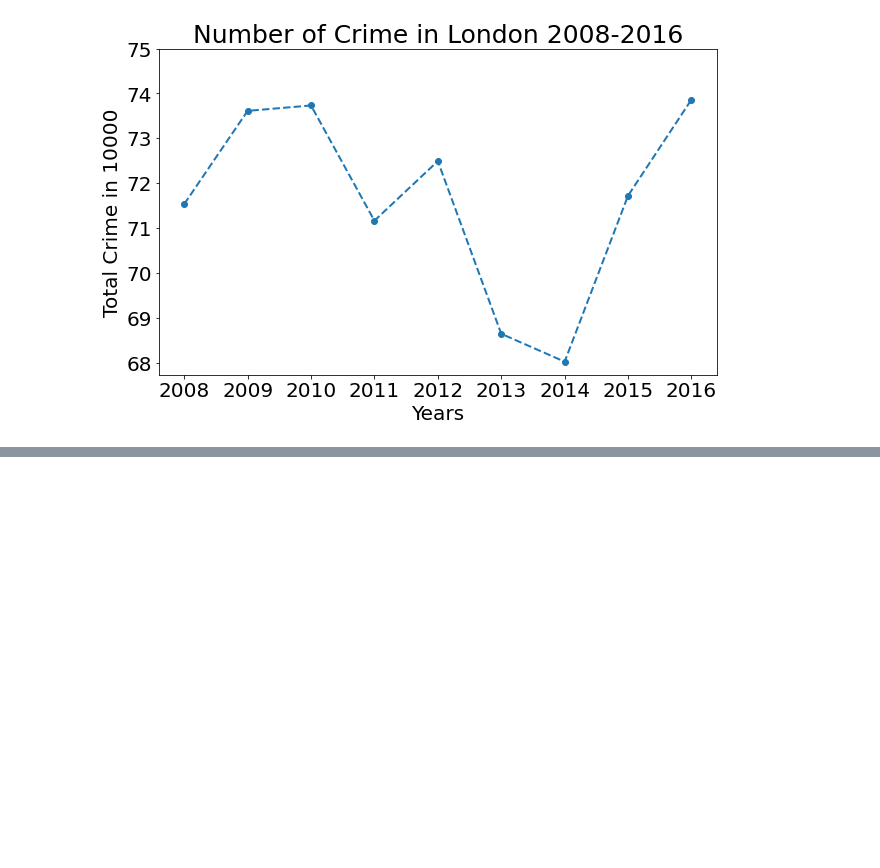
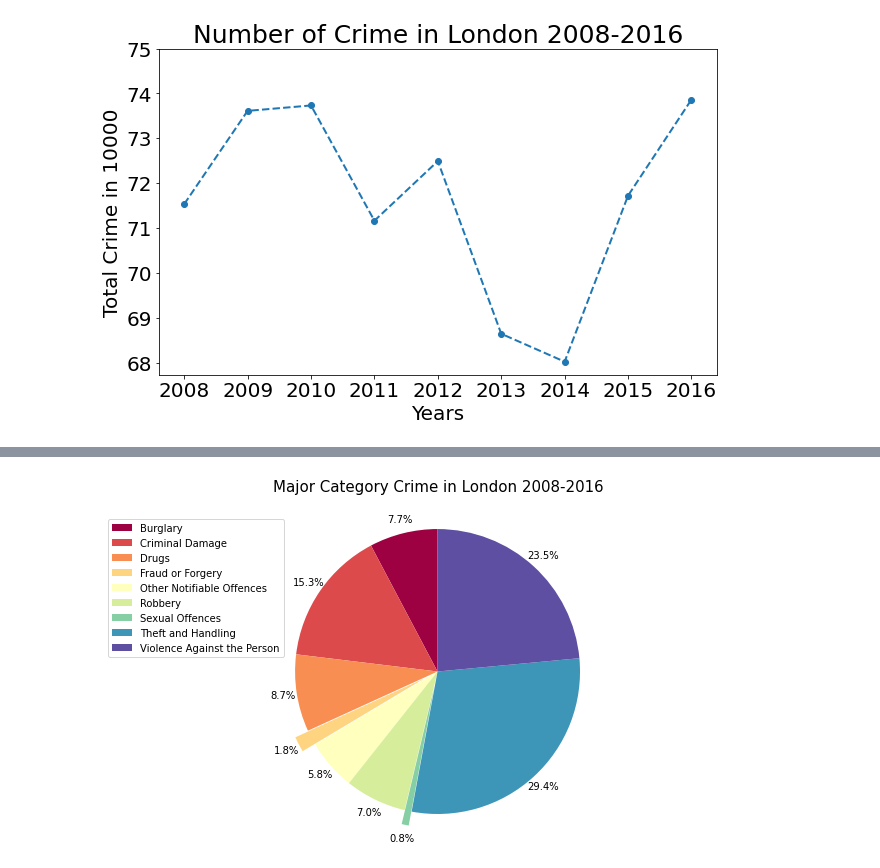
Before and after one commit to ainajefelina/Studi-Independen, a Jupyter notebook: Assignment 1/PYTN_Assgn_1_PYTNKS02_003_Aina Jefelina Nuur.ipynb, the cells around one changed output, grey strips where cells are left out. Saved outputs shown, nothing was run; the diff lists cells and outputs as text; code cells hidden in the pictures; blank space fills up the shorter version.

```diff
--- a/Assignment 1/PYTN_Assgn_1_PYTNKS02_003_Aina Jefelina Nuur.ipynb
+++ b/Assignment 1/PYTN_Assgn_1_PYTNKS02_003_Aina Jefelina Nuur.ipynb
@@ -142,0 +149,3 @@ plt.show()
+# %%
+df_crime_major_category=pd.DataFrame(df_london_crime.groupby(['major_category']).size())
+df_crime_major_category
@@ -142,0 +164,3 @@ plt.show()
+# %%
+df_crime_major_category.rename(columns={0:"Total"}, inplace=True)
+df_crime_major_category
@@ -142,0 +179,12 @@ plt.show()
+# %%
+cmap = plt.get_cmap('Spectral')
+colors = [cmap(i) for i in np.linspace(0, 1, 9)]
+explode_list=[0,0,0,0.1,0,0,0.1,0,0]
+df_crime_major_category['Total'].plot(kind='pie', figsize=(12,6), autopct='%1.1f%%', startangle=90, colors=colors,labels=None, pctdistance=1.1, explode=explode_list)
+plt.title('Major Category Crime in London 2008-2016', y=1.05, size=15)
+plt.axis('equal')
+plt.legend(labels=df_crime_major_category.index, loc='upper left')
+plt.ylabel(None)
+plt.show()
+# %% [output]
+[figure, added]
```
Also changed, not shown: parts of 8 cells of this notebook.
